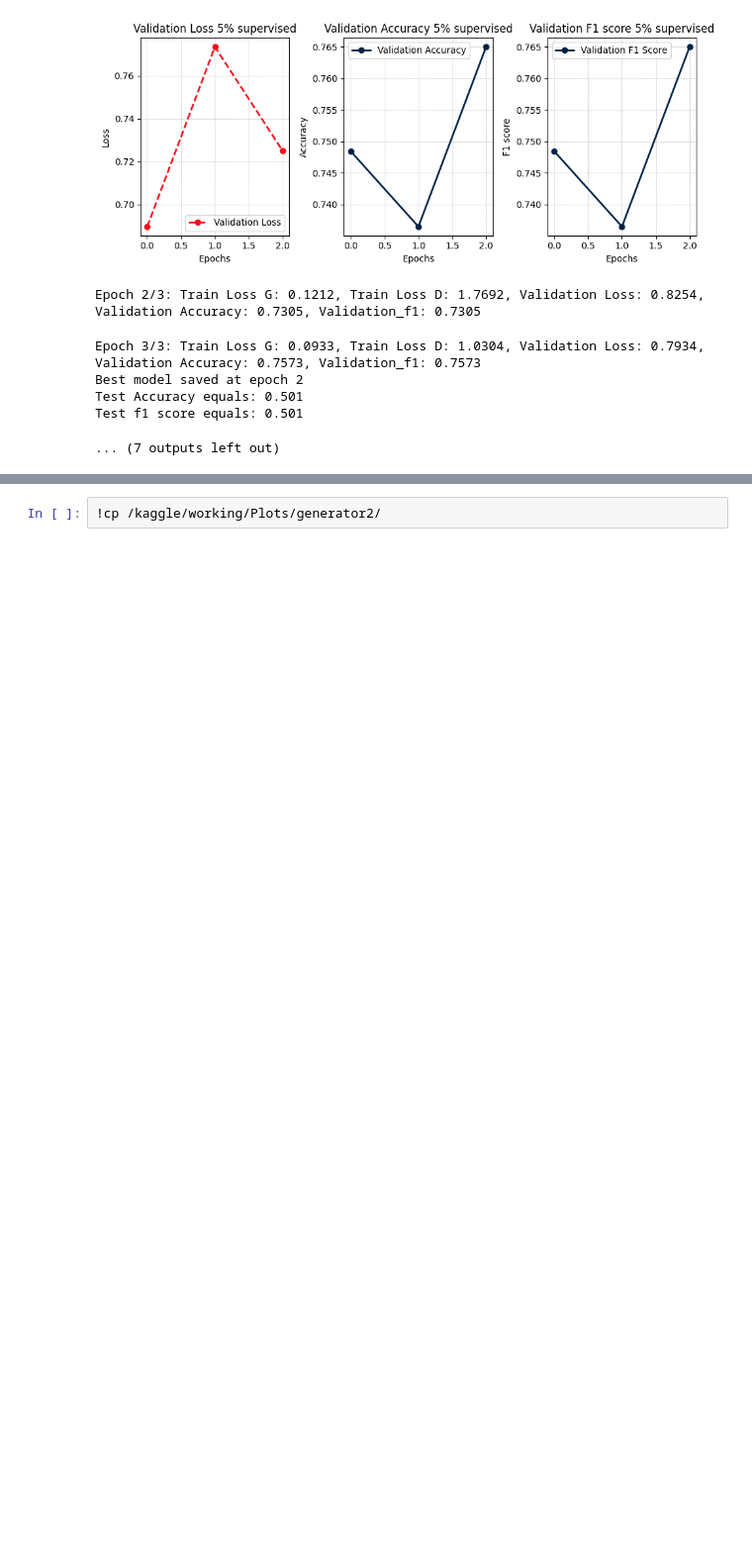
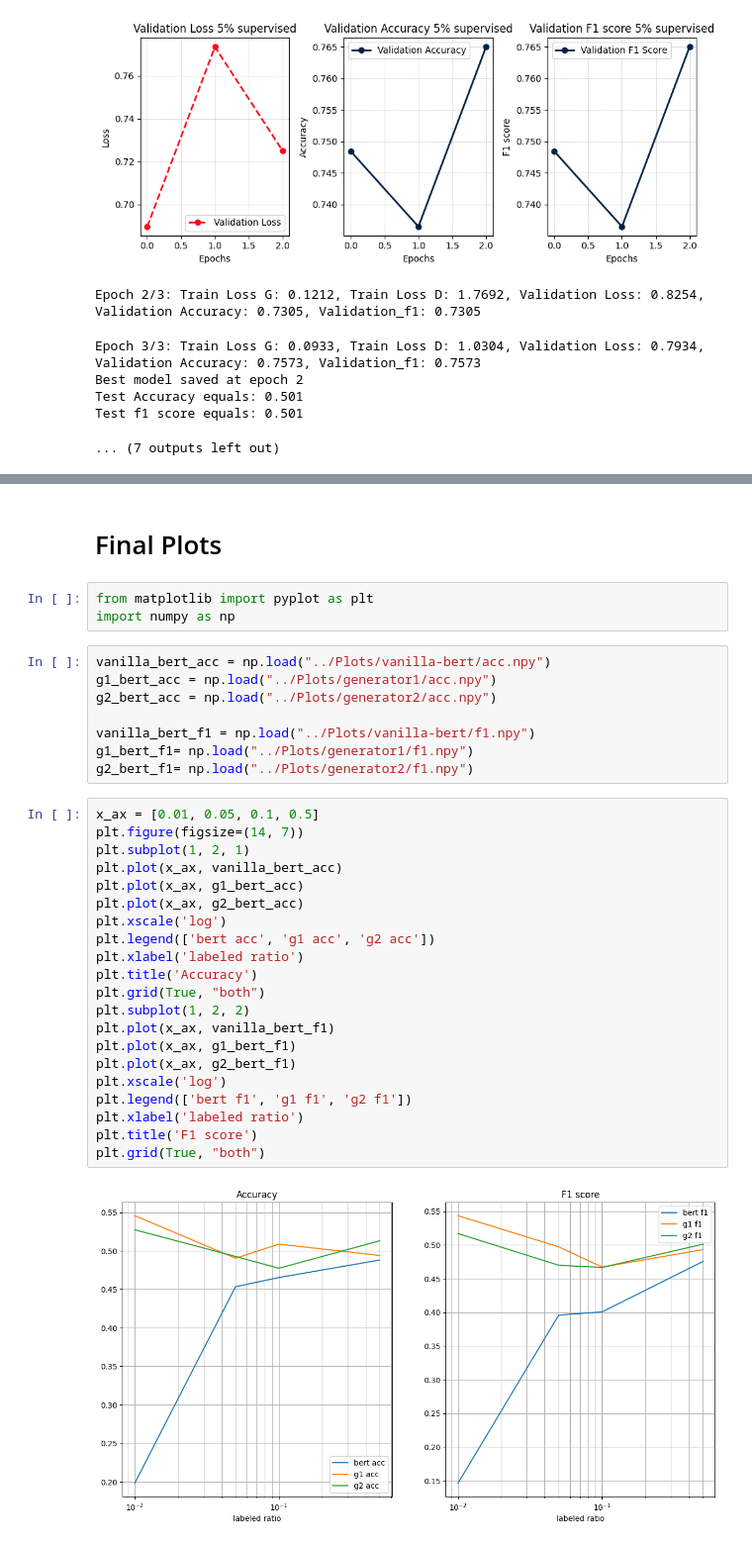
Before and after one commit to AliMohseninejad/ganbert-classifier, a Jupyter notebook: Codes/main.ipynb, the cells around one changed output, grey strips where cells are left out. Shown at 99% size. Saved outputs shown, nothing was run; the diff lists cells and outputs as text; blank space fills up the shorter version.

Commit message:
feat: Add final plots for comparison

```diff
--- a/Codes/main.ipynb
+++ b/Codes/main.ipynb
@@ -487,2 +474,36 @@ discriminator_1sup.pth  generator_50sup.pth      plot__9%_supervised.png
-# %%
-!cp /kaggle/working/Plots/generator2/
+# %% [markdown]
+# Final Plots
+# %%
+from matplotlib import pyplot as plt
+import numpy as np
+# %%
+vanilla_bert_acc = np.load("../Plots/vanilla-bert/acc.npy")
+g1_bert_acc = np.load("../Plots/generator1/acc.npy")
+g2_bert_acc = np.load("../Plots/generator2/acc.npy")
+
+vanilla_bert_f1 = np.load("../Plots/vanilla-bert/f1.npy")
+g1_bert_f1= np.load("../Plots/generator1/f1.npy")
+g2_bert_f1= np.load("../Plots/generator2/f1.npy")
+# %%
+x_ax = [0.01, 0.05, 0.1, 0.5]
+plt.figure(figsize=(14, 7))
+plt.subplot(1, 2, 1)
+plt.plot(x_ax, vanilla_bert_acc)
+plt.plot(x_ax, g1_bert_acc)
+plt.plot(x_ax, g2_bert_acc)
+plt.xscale('log')
+plt.legend(['bert acc', 'g1 acc', 'g2 acc'])
+plt.xlabel('labeled ratio')
+plt.title('Accuracy')
+plt.grid(True, "both")
+plt.subplot(1, 2, 2)
+plt.plot(x_ax, vanilla_bert_f1)
+plt.plot(x_ax, g1_bert_f1)
+plt.plot(x_ax, g2_bert_f1)
+plt.xscale('log')
+plt.legend(['bert f1', 'g1 f1', 'g2 f1'])
+plt.xlabel('labeled ratio')
+plt.title('F1 score')
+plt.grid(True, "both")
+# %% [output]
+[figure, added]
```
Also changed, not shown: parts of 1 cell of this notebook.
